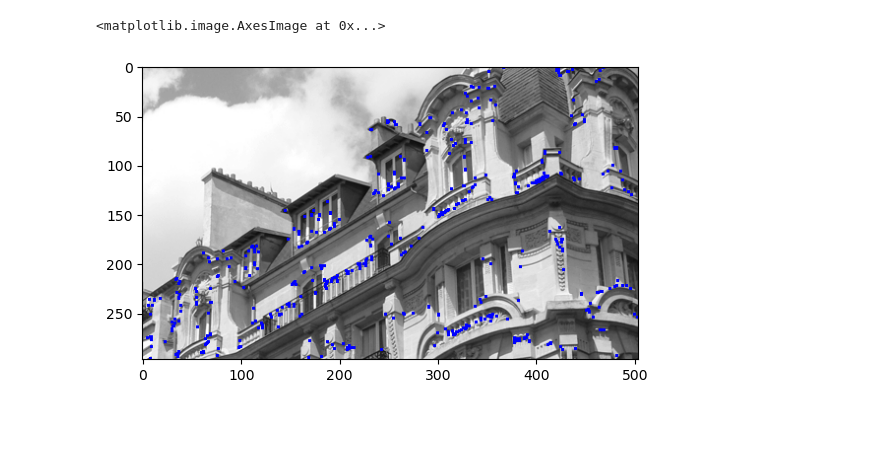
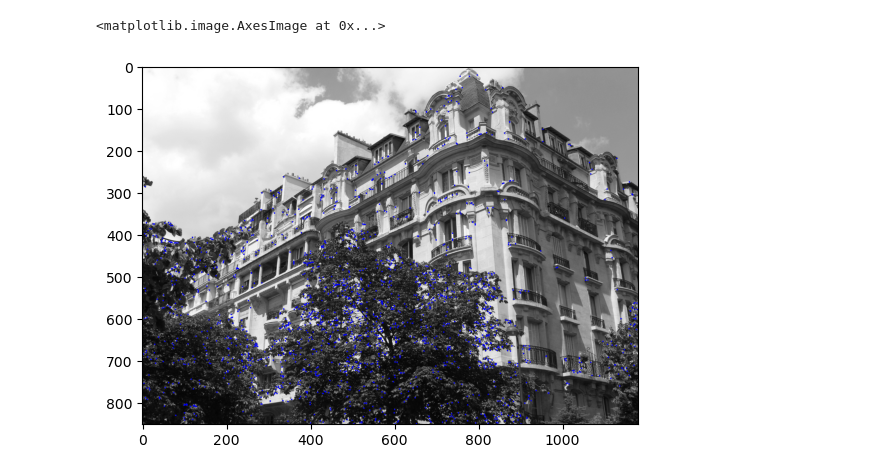
Before and after one commit to danielbibit/TECA2-VC, a Jupyter notebook: notebooks/3_keypoints_descriptors/Q1/notebook.ipynb, the cells around one changed output. Drawn from its saved outputs; the diff is of its cells as text; code cells hidden in the pictures; blank space fills up the shorter version.

```diff
--- a/notebooks/3_keypoints_descriptors/Q1/notebook.ipynb
+++ b/notebooks/3_keypoints_descriptors/Q1/notebook.ipynb
@@ -3,8 +3,7 @@ import numpy as np
 from matplotlib import pyplot as plt
 import cv2 as cv
 
-filename = 'building2-1-cut.png'
-# filename = 'apriltag12.png'
+filename = 'building2-1.png'
 img = cv.imread(filename)
 plt.imshow(img)
 # %% [output]
@@ -13,20 +12,18 @@ plt.imshow(img)
 # %%
 gray = cv.cvtColor(img,cv.COLOR_BGR2GRAY)
 gray = np.float32(gray)
 
 # dst = cv.cornerHarris(gray, 2, 3, 0.04)
-dst = cv.cornerHarris(gray, 2, 7, 0.2)
+dst = cv.cornerHarris(gray, 2, 7, 0.23)
 
 #result is dilated for marking the corners, not important
 dst = cv.dilate(dst, None)
 
 # Threshold for an optimal value, it may vary depending on the image.
-# img[dst>0.01*dst.max()]=[0,0,255]
-
 img[dst > 0.01 * dst.max()] = [0, 0, 255]
 
 plt.imshow(img)
 # plt.imshow(dst)
 # %% [output]
 <matplotlib.image.AxesImage at 0x...>
-[figure, old version]
+[figure, new version]
```
Also changed, not shown: parts of 3 cells of this notebook.
